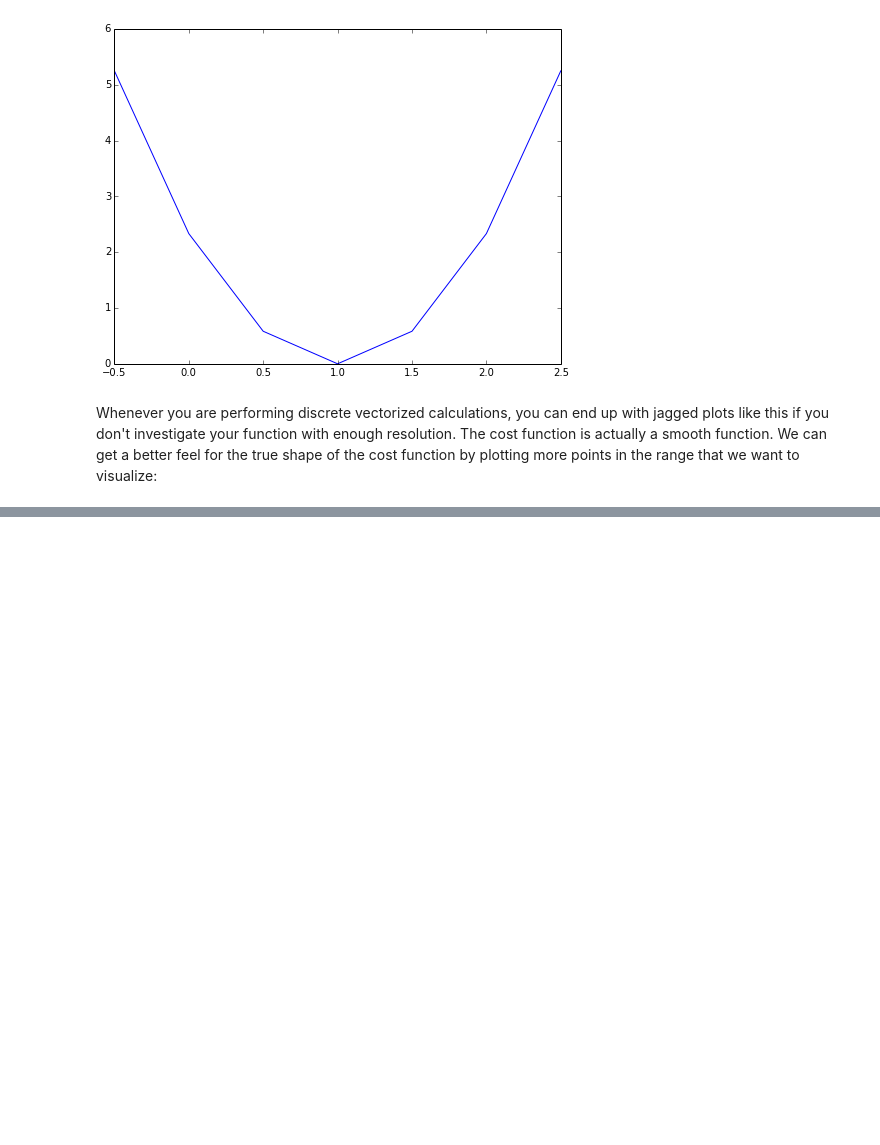
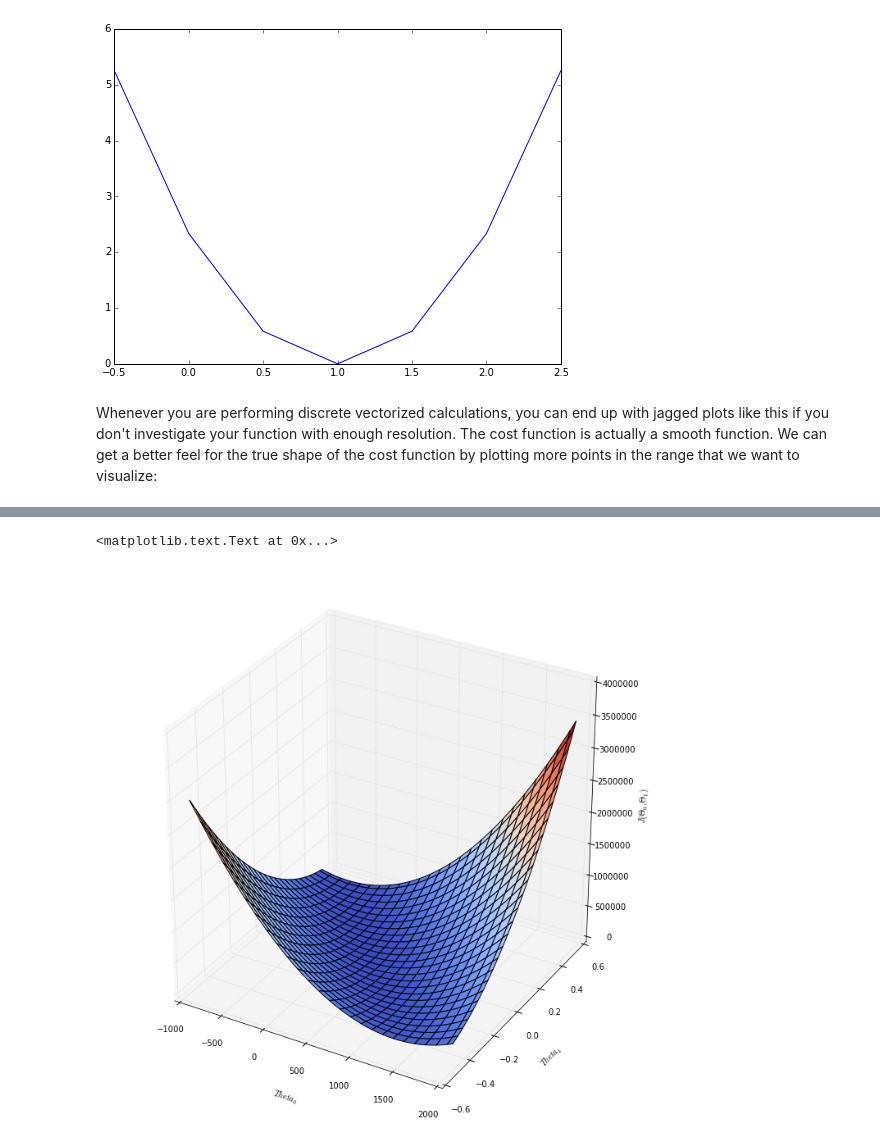
Before and after one commit to tgrasty/CSCI574-Machine-Learning, a Jupyter notebook: Lecture-03-Linear-Regression-With-One-Variable.ipynb, the cells around one changed output, grey strips where cells are left out. Cells and saved outputs as stored; diff of their text form; code cells hidden in the pictures; blank space fills up the shorter version.

```diff
--- a/Lecture-03-Linear-Regression-With-One-Variable.ipynb
+++ b/Lecture-03-Linear-Regression-With-One-Variable.ipynb
@@ -315,0 +350,18 @@ plt.plot(theta, cost_function(theta), 'b-')
+# %%
+# as before, this function assumes that x and y are already defined outside of the
+# function.  Lets switch over to using the Portland house price data, as is done in this video
+x = house.size.as_matrix()
+y = house.price.as_matrix()
+
+def cost_function_2(theta0, theta1):
+    """Given theta0 and theta1 parameters for our hypothesis h(x) = theta0 + theta1 * x,
+    calculate the sum squared difference cost function.  This function assumes that
+    the training inputs are in a variable called x, and the correct outputs are in
+    a variable called y, defined outside of this function"""
+    m = len(x) # training set size
+    sum = 0.0  # calculate the running sum squared error
+
+    for i in range(0, m):
+        sum += ((theta0 + theta1 * x[i]) - y[i])**2.0
+
+    return (1.0 / (2.0 * m)) * sum
@@ -315,0 +388,21 @@ plt.plot(theta, cost_function(theta), 'b-')
+# %%
+# create the theta0, theta1 combinations
+t0 = np.linspace(-1000, 2000, 50)
+t1 = np.linspace(-0.5, 0.5, 50)
+theta0, theta1 = np.meshgrid(t0, t1)
+
+cost = cost_function_2(theta0, theta1)
+
+
+# create the contour plot
+from mpl_toolkits.mplot3d.axes3d import Axes3D
+fig = plt.figure(figsize=(12,12))
+ax = fig.add_subplot(1,1,1, projection='3d')
+p = ax.plot_surface(theta0, theta1, cost, rstride=2, cstride=2, cmap=cm.coolwarm)
+#ax.view_init(0,0) # change this to rotate the view
+ax.set_xlabel('$Theta_0$')
+ax.set_ylabel('$Theta_1$')
+ax.set_zlabel('$J(\Theta_0, \Theta_1)$')
+# %% [output]
+<matplotlib.text.Text at 0x...>
+[figure, added]
```
Also changed, not shown: parts of 10 cells of this notebook.
